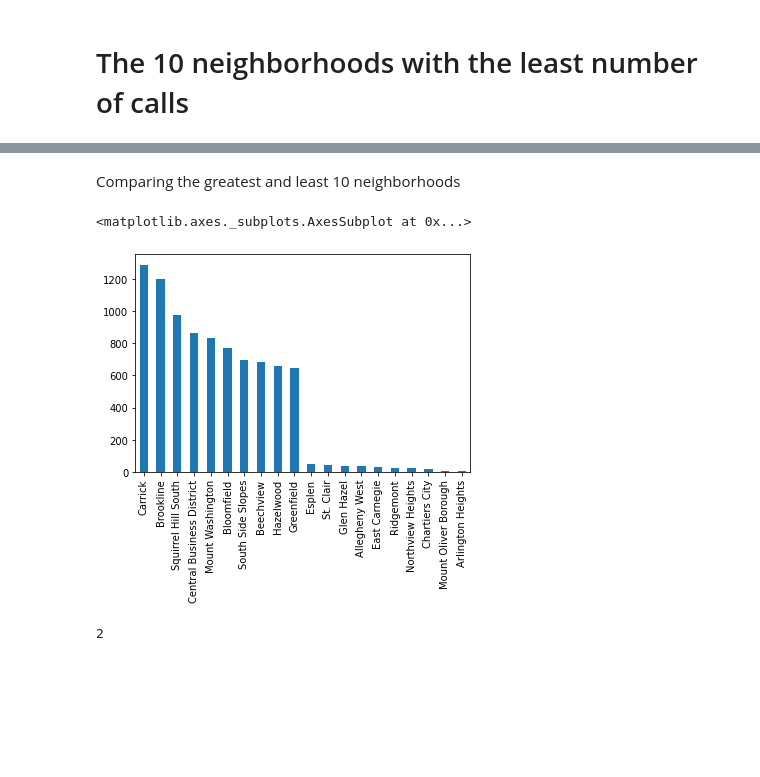
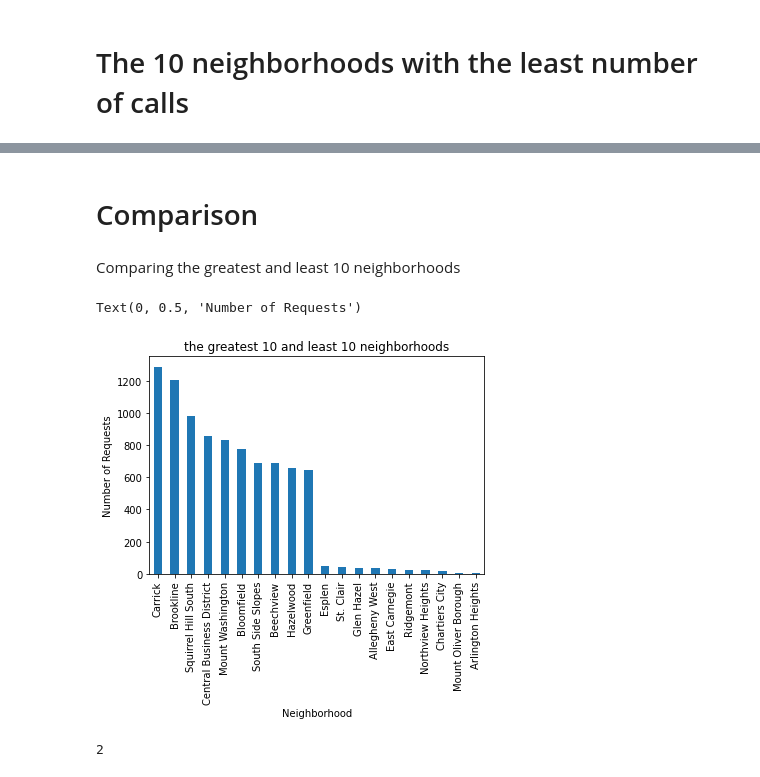
Before and after one commit to brendonlee11/Final-Project-Group-49, a Jupyter notebook: pgh311data.ipynb, the cells around one changed output, grey strips where cells are left out. Cells and saved outputs as stored; diff of their text form; code cells hidden in the pictures; blank space fills up the shorter version.

```diff
--- a/pgh311data.ipynb
+++ b/pgh311data.ipynb
@@ -103,11 +116,16 @@ requests.tail(10).plot.bar()
+# %% [markdown]
+# Comparison
 # %% [markdown]
 Comparing the greatest and least 10 neighborhoods
 # %%
 greatestandleast = requests.head(10).append(requests.tail(10))
 greatestandleast.plot.bar()
+plt.title("the greatest 10 and least 10 neighborhoods")
+plt.xlabel("Neighborhood")
+plt.ylabel("Number of Requests")
 # %% [output]
-<matplotlib.axes._subplots.AxesSubplot at 0x...>
+Text(0, 0.5, 'Number of Requests')
-[figure, old version]
+[figure, new version]
 # %%
 query_mask = filtered_pgh_311_data['NEIGHBORHOOD'] == "Arlington Heights"
 arlingtonheights = filtered_pgh_311_data[query_mask]
```
Also changed, not shown: parts of 16 cells of this notebook.
